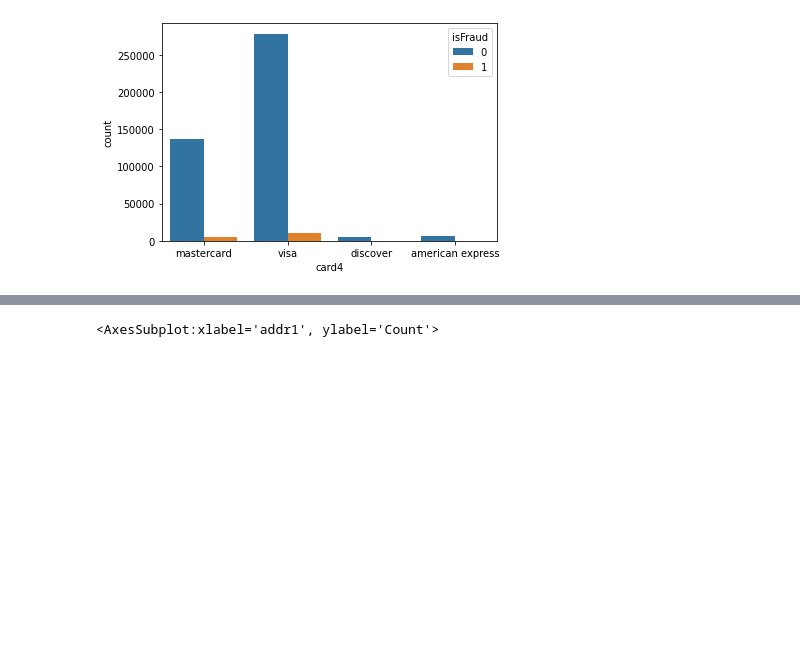
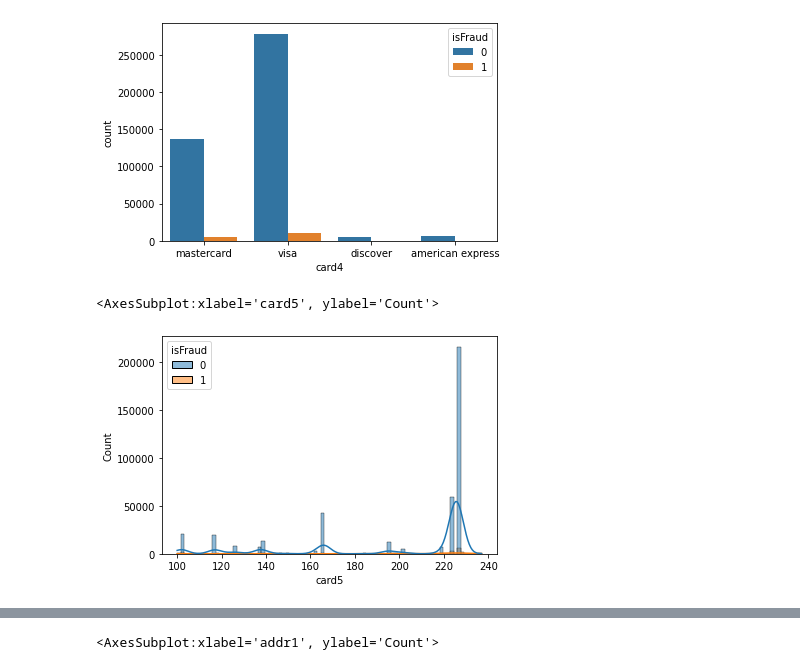
Before and after one commit to duston04/fraud_detection, a Jupyter notebook: fraud-detection.ipynb, the cells around one changed output, grey strips where cells are left out. Drawn from its saved outputs; the diff is of its cells as text; code cells hidden in the pictures; blank space fills up the shorter version.

```diff
--- a/fraud-detection.ipynb
+++ b/fraud-detection.ipynb
@@ -133,5 +143,8 @@ ax= sns.countplot(x='card4',hue='isFraud', data= fraud_train)
 # %% [output]
 [figure]
 # %%
-#sns.histplot(x='card5',hue='isFraud', data=fraud_train, kde=True)
+sns.histplot(x='card5',hue='isFraud', data=fraud_train, kde=True)
+# %% [output]
+<AxesSubplot:xlabel='card5', ylabel='Count'>
+[figure, added]
 # %%
```
Also changed, not shown: parts of 38 cells of this notebook.
